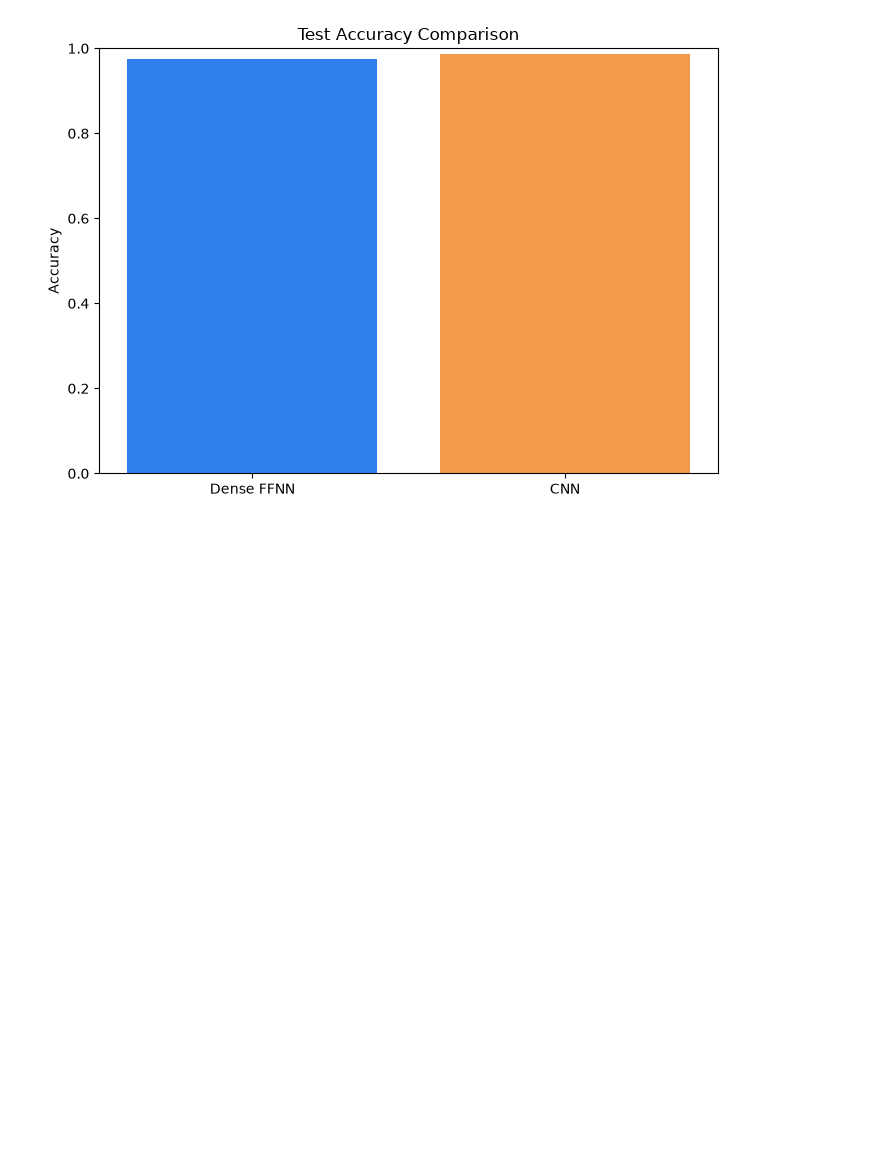
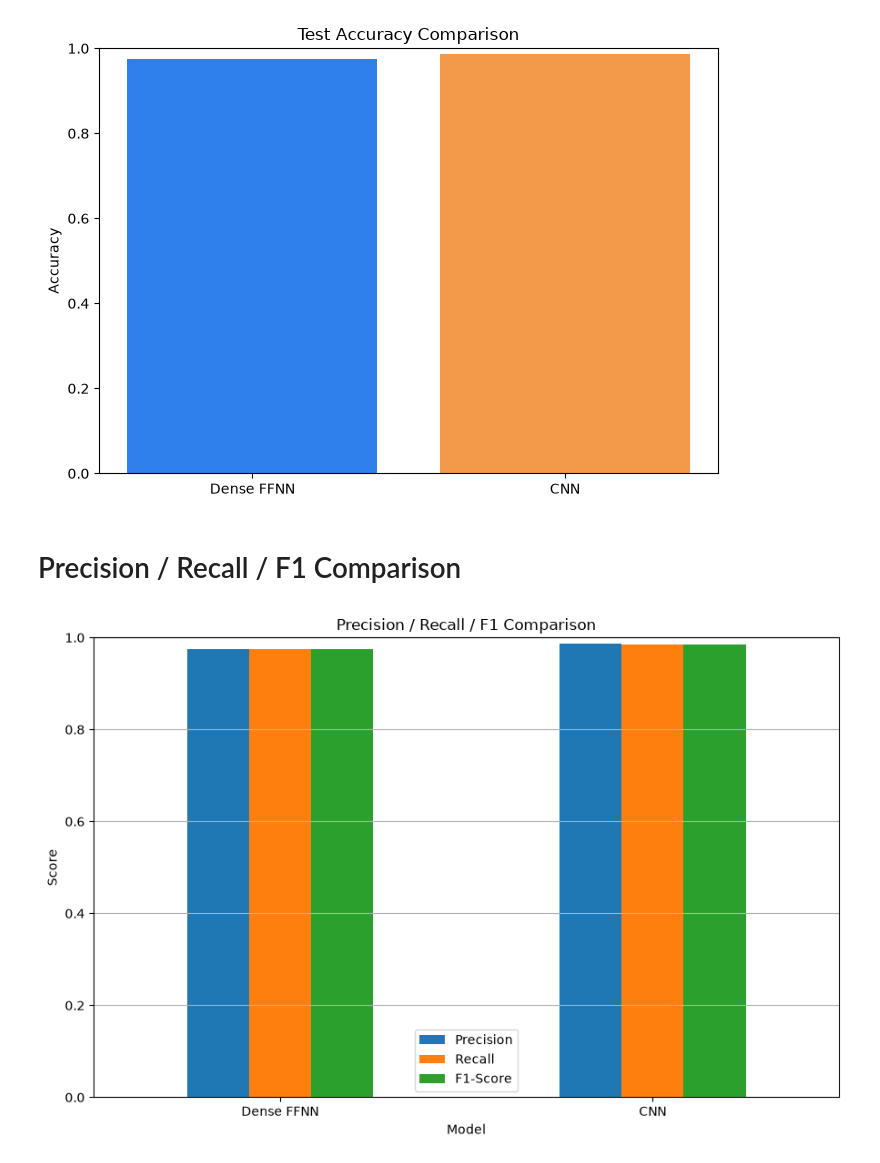
Before and after one commit to misshosseini/mini-deep-learning-experiment, a Jupyter notebook: mnist_ffnn_vs_cnn.ipynb, the cells around one changed output. Saved outputs shown, nothing was run; the diff lists cells and outputs as text; code cells hidden in the pictures; blank space fills up the shorter version.

Commit message:
metrics_comparison

```diff
--- a/mnist_ffnn_vs_cnn.ipynb
+++ b/mnist_ffnn_vs_cnn.ipynb
@@ -817,3 +817,36 @@ plt.savefig(
 plt.show()
 # %% [output]
 [figure]
+# %% [markdown]
+# Precision / Recall / F1 Comparison
+# %%
+metrics = [
+    "Precision",
+    "Recall",
+    "F1-Score"
+]
+
+results_df.plot(
+    x="Model",
+    y=metrics,
+    kind="bar",
+    figsize=(9, 6)
+)
+
+plt.title("Precision / Recall / F1 Comparison")
+plt.ylabel("Score")
+plt.ylim(0, 1)
+plt.xticks(rotation=0)
+plt.grid(axis="y")
+
+plt.tight_layout()
+
+plt.savefig(
+    "plots/metrics_comparison.png",
+    dpi=300,
+    bbox_inches="tight"
+)
+
+plt.show()
+# %% [output]
+[figure, added]
```
Also changed, not shown: 1 other file.
